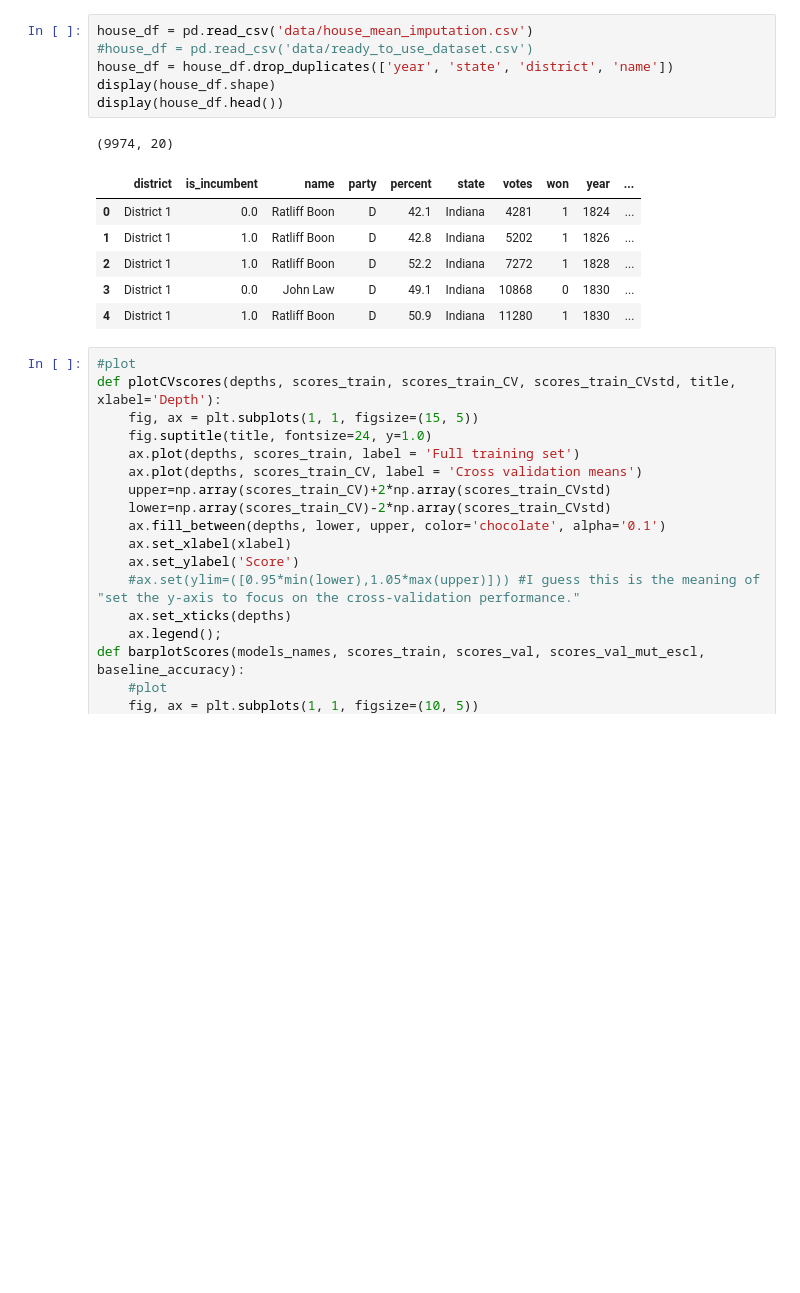
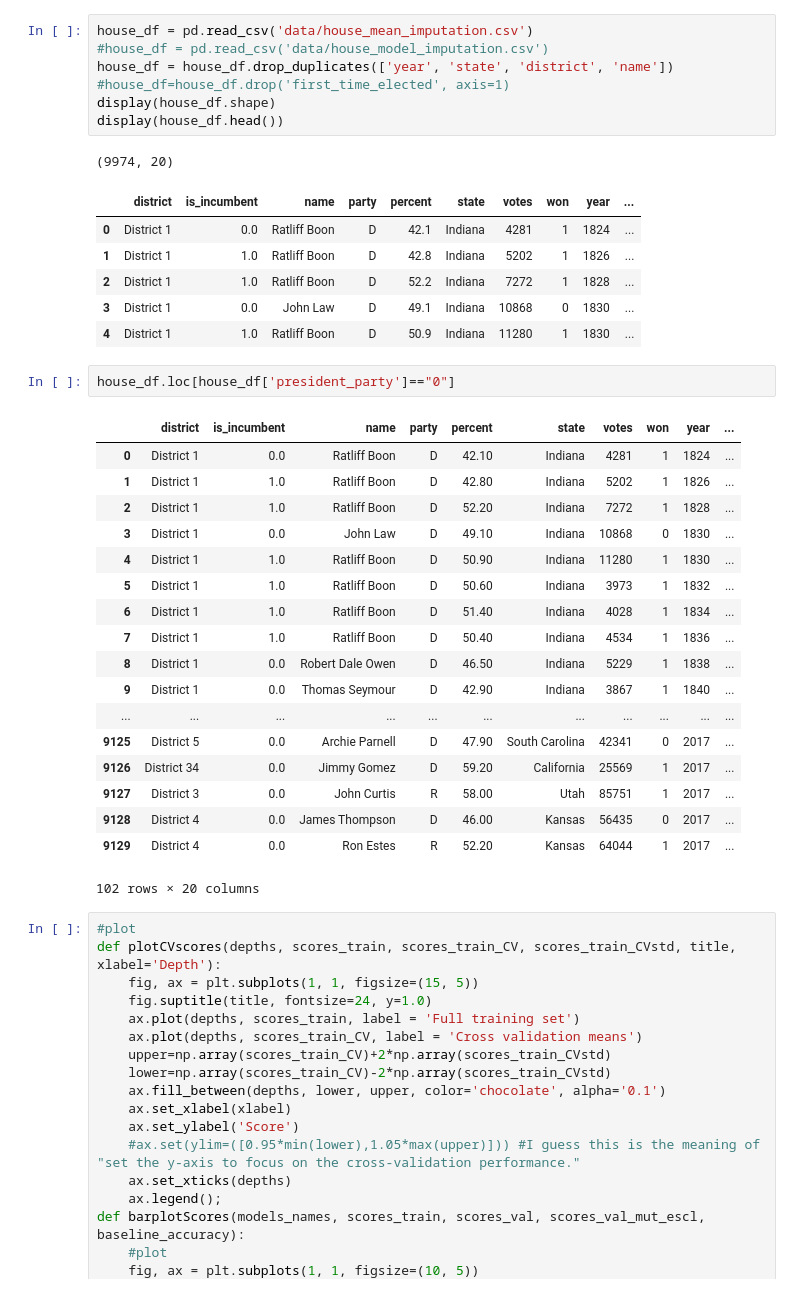
Before and after one commit to pmary/harvard_E-109A_final, a Jupyter notebook: 05-Modeling.ipynb, the cells around one changed output. Cells and saved outputs as stored; diff of their text form; blank space fills up the shorter version.

```diff
--- a/05-Modeling.ipynb
+++ b/05-Modeling.ipynb
@@ -28,7 +33,8 @@ import warnings
 # %%
 house_df = pd.read_csv('data/house_mean_imputation.csv')
-#house_df = pd.read_csv('data/ready_to_use_dataset.csv')
+#house_df = pd.read_csv('data/house_model_imputation.csv')
 house_df = house_df.drop_duplicates(['year', 'state', 'district', 'name'])
+#house_df=house_df.drop('first_time_elected', axis=1)
 display(house_df.shape)
 display(house_df.head())
 # %% [output]
@@ -39,6 +45,27 @@ display(house_df.head())
 | 2 | District 1 | 1.0 | Ratliff Boon | D | 52.2 | Indiana | 7272 | 1 | 1828 | ... |
 | 3 | District 1 | 0.0 | John Law | D | 49.1 | Indiana | 10868 | 0 | 1830 | ... |
 | 4 | District 1 | 1.0 | Ratliff Boon | D | 50.9 | Indiana | 11280 | 1 | 1830 | ... |
+# %%
+house_df.loc[house_df['president_party']=="0"]
+# %% [output]
+|  | district | is_incumbent | name | party | percent | state | votes | won | year | ... |
+| 0 | District 1 | 0.0 | Ratliff Boon | D | 42.10 | Indiana | 4281 | 1 | 1824 | ... |
+| 1 | District 1 | 1.0 | Ratliff Boon | D | 42.80 | Indiana | 5202 | 1 | 1826 | ... |
+| 2 | District 1 | 1.0 | Ratliff Boon | D | 52.20 | Indiana | 7272 | 1 | 1828 | ... |
+| 3 | District 1 | 0.0 | John Law | D | 49.10 | Indiana | 10868 | 0 | 1830 | ... |
+| 4 | District 1 | 1.0 | Ratliff Boon | D | 50.90 | Indiana | 11280 | 1 | 1830 | ... |
+| 5 | District 1 | 1.0 | Ratliff Boon | D | 50.60 | Indiana | 3973 | 1 | 1832 | ... |
+| 6 | District 1 | 1.0 | Ratliff Boon | D | 51.40 | Indiana | 4028 | 1 | 1834 | ... |
+| 7 | District 1 | 1.0 | Ratliff Boon | D | 50.40 | Indiana | 4534 | 1 | 1836 | ... |
+| 8 | District 1 | 0.0 | Robert Dale Owen | D | 46.50 | Indiana | 5229 | 1 | 1838 | ... |
+| 9 | District 1 | 0.0 | Thomas Seymour | D | 42.90 | Indiana | 3867 | 1 | 1840 | ... |
+| ... | ... | ... | ... | ... | ... | ... | ... | ... | ... | ... |
+| 9125 | District 5 | 0.0 | Archie Parnell | D | 47.90 | South Carolina | 42341 | 0 | 2017 | ... |
+| 9126 | District 34 | 0.0 | Jimmy Gomez | D | 59.20 | California | 25569 | 1 | 2017 | ... |
+| 9127 | District 3 | 0.0 | John Curtis | R | 58.00 | Utah | 85751 | 1 | 2017 | ... |
+| 9128 | District 4 | 0.0 | James Thompson | D | 46.00 | Kansas | 56435 | 0 | 2017 | ... |
+| 9129 | District 4 | 0.0 | Ron Estes | R | 52.20 | Kansas | 64044 | 1 | 2017 | ... |
+102 rows × 20 columns
 # %%
 #plot
 def plotCVscores(depths, scores_train, scores_train_CV, scores_train_CVstd, title, xlabel='Depth'):
```
Also changed, not shown: parts of 21 cells of this notebook.
